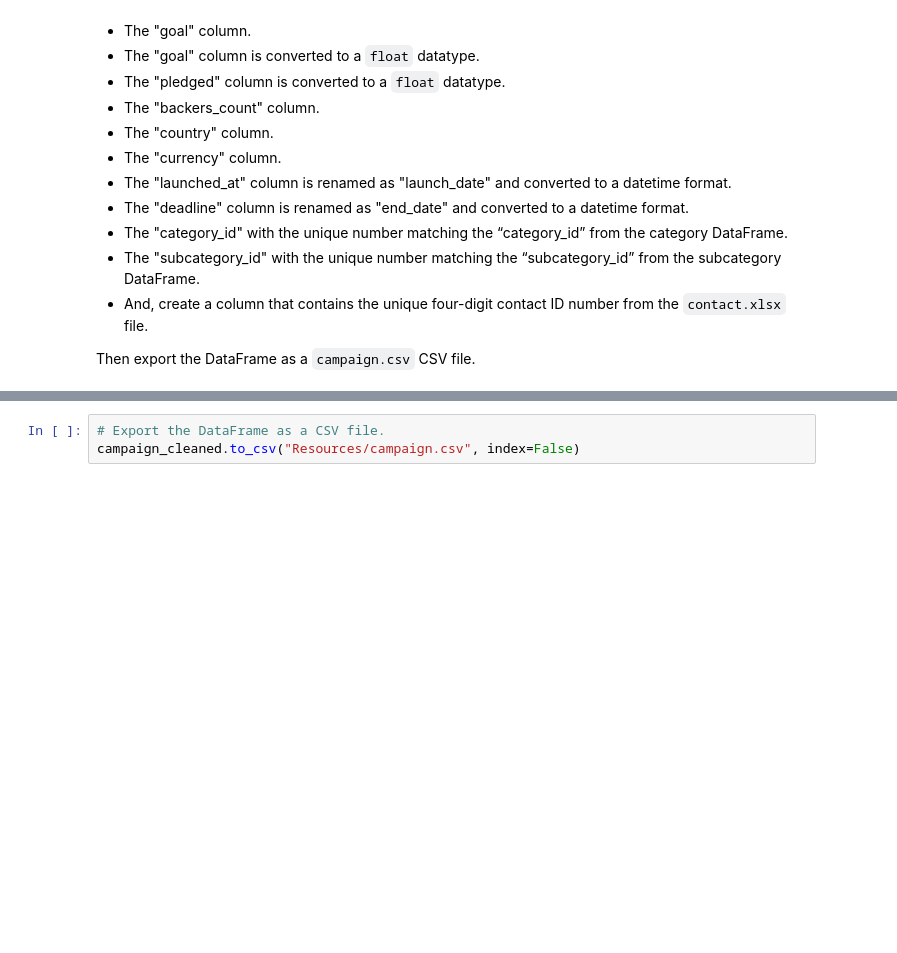
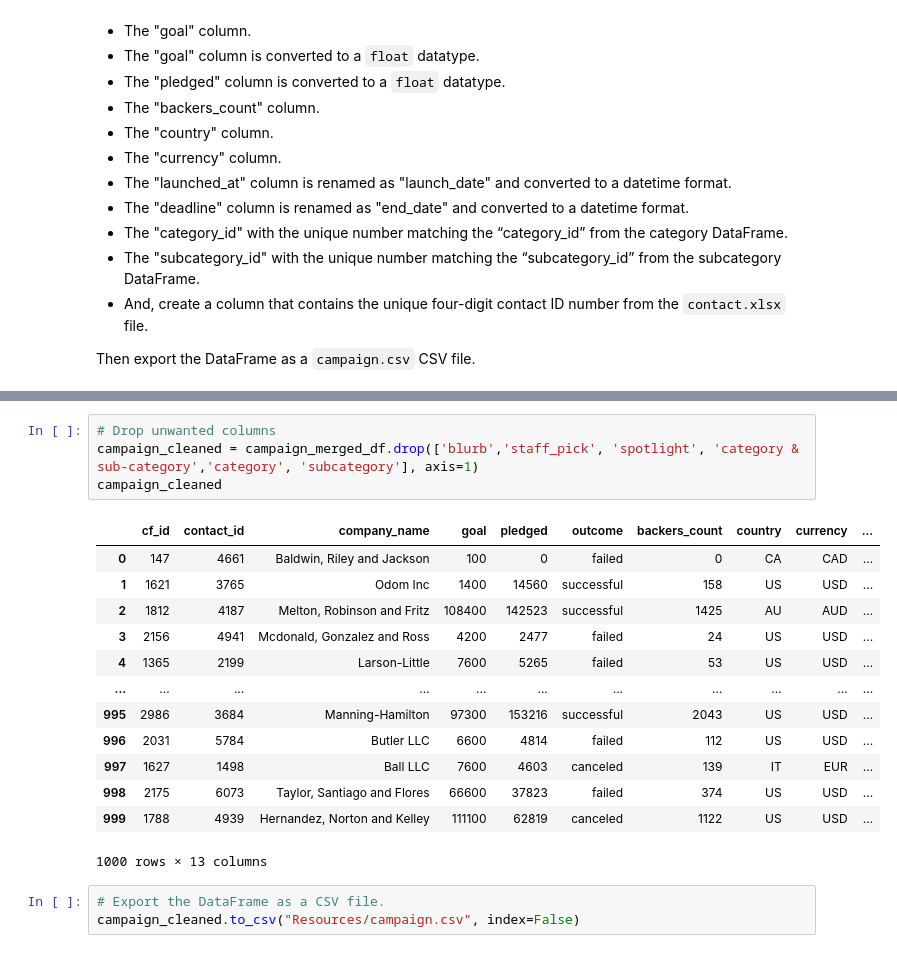
Before and after one commit to durdia2/Crowdfunding_ETL, a Jupyter notebook: ETL_Mini_Project_Durdiales_DKauffman.ipynb, the cells around one changed output, grey strips where cells are left out. Saved outputs shown, nothing was run; the diff lists cells and outputs as text; blank space fills up the shorter version.

```diff
--- a/ETL_Mini_Project_Durdiales_DKauffman.ipynb
+++ b/ETL_Mini_Project_Durdiales_DKauffman.ipynb
@@ -271,3 +269,21 @@ campaign_merged_df.tail(10)
+# %%
+# Drop unwanted columns
+campaign_cleaned = campaign_merged_df.drop(['blurb','staff_pick', 'spotlight', 'category & sub-category','category', 'subcategory'], axis=1)
+campaign_cleaned
+# %% [output]
+|  | cf_id | contact_id | company_name | goal | pledged | outcome | backers_count | country | currency | ... |
+| 0 | 147 | 4661 | Baldwin, Riley and Jackson | 100 | 0 | failed | 0 | CA | CAD | ... |
+| 1 | 1621 | 3765 | Odom Inc | 1400 | 14560 | successful | 158 | US | USD | ... |
+| 2 | 1812 | 4187 | Melton, Robinson and Fritz | 108400 | 142523 | successful | 1425 | AU | AUD | ... |
+| 3 | 2156 | 4941 | Mcdonald, Gonzalez and Ross | 4200 | 2477 | failed | 24 | US | USD | ... |
+| 4 | 1365 | 2199 | Larson-Little | 7600 | 5265 | failed | 53 | US | USD | ... |
+| ... | ... | ... | ... | ... | ... | ... | ... | ... | ... | ... |
+| 995 | 2986 | 3684 | Manning-Hamilton | 97300 | 153216 | successful | 2043 | US | USD | ... |
+| 996 | 2031 | 5784 | Butler LLC | 6600 | 4814 | failed | 112 | US | USD | ... |
+| 997 | 1627 | 1498 | Ball LLC | 7600 | 4603 | canceled | 139 | IT | EUR | ... |
+| 998 | 2175 | 6073 | Taylor, Santiago and Flores | 66600 | 37823 | failed | 374 | US | USD | ... |
+| 999 | 1788 | 4939 | Hernandez, Norton and Kelley | 111100 | 62819 | canceled | 1122 | US | USD | ... |
+1000 rows × 13 columns
 # %%
 # Export the DataFrame as a CSV file.
 campaign_cleaned.to_csv("Resources/campaign.csv", index=False)
```
Also changed, not shown: parts of 10 cells of this notebook, 3 other files.
